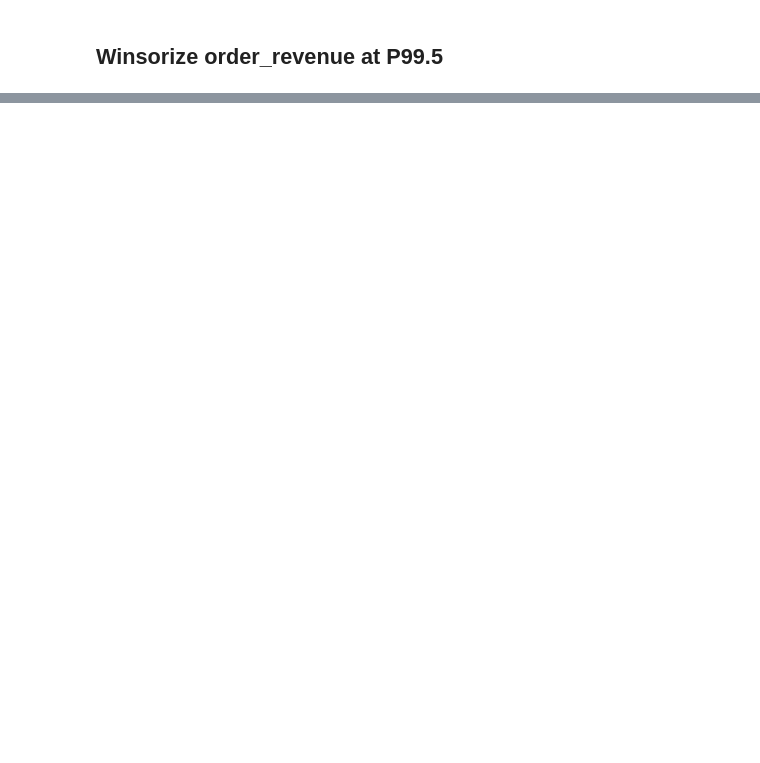
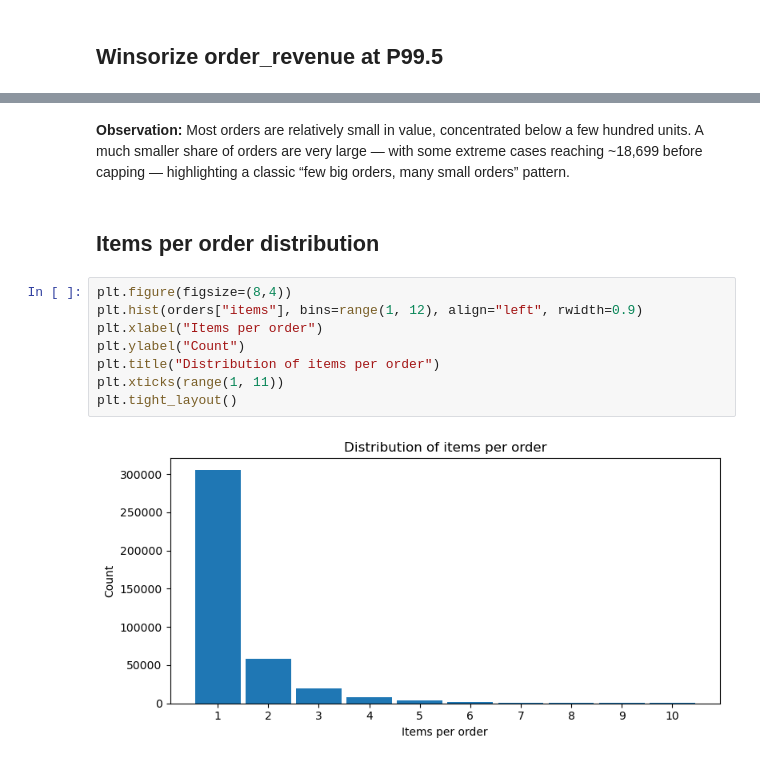
Before and after one commit to ayan978/Customer-Retention-Analysis-and-RFM-Segmentation-in-E-commerce, a Jupyter notebook: notebooks/customer_retention_rfm_segmentation.ipynb, the cells around one changed output, grey strips where cells are left out. Saved outputs shown, nothing was run; the diff lists cells and outputs as text; blank space fills up the shorter version.

```diff
--- a/notebooks/customer_retention_rfm_segmentation.ipynb
+++ b/notebooks/customer_retention_rfm_segmentation.ipynb
@@ -359,0 +403,14 @@ orders[["order_revenue","order_revenue_cap"]].describe(percentiles=[.5,.75,.9,.9
+# %% [markdown]
+**Observation:** Most orders are relatively small in value, concentrated below a few hundred units. A much smaller share of orders are very large — with some extreme cases reaching ~18,699 before capping — highlighting a classic “few big orders, many small orders” pattern.
+# %% [markdown]
+## Items per order distribution
+# %%
+plt.figure(figsize=(8,4))
+plt.hist(orders["items"], bins=range(1, 12), align="left", rwidth=0.9)
+plt.xlabel("Items per order")
+plt.ylabel("Count")
+plt.title("Distribution of items per order")
+plt.xticks(range(1, 11))
+plt.tight_layout()
+# %% [output]
+[figure, added]
```
Also changed, not shown: parts of 32 cells of this notebook.
